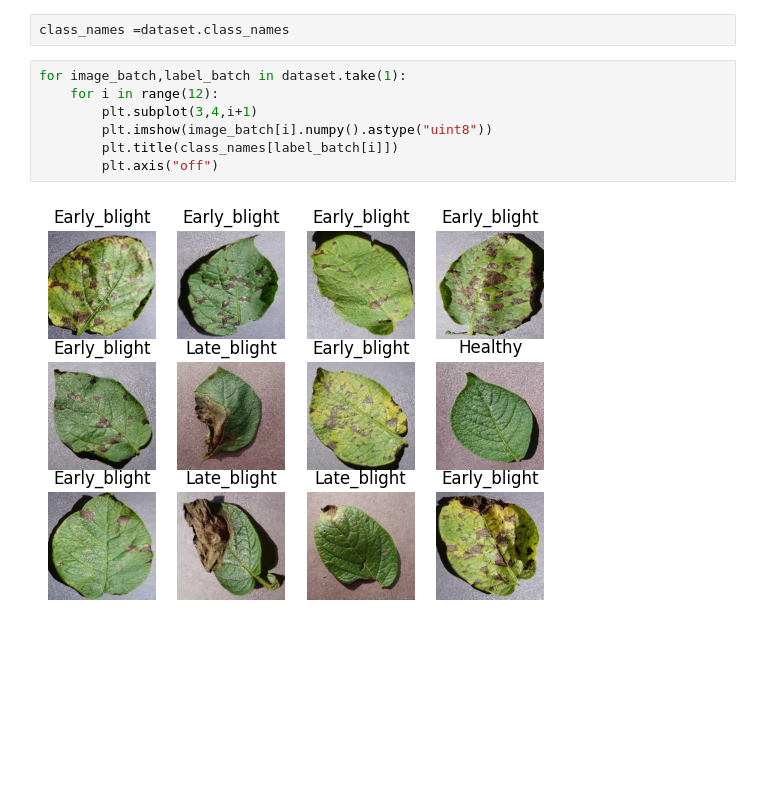
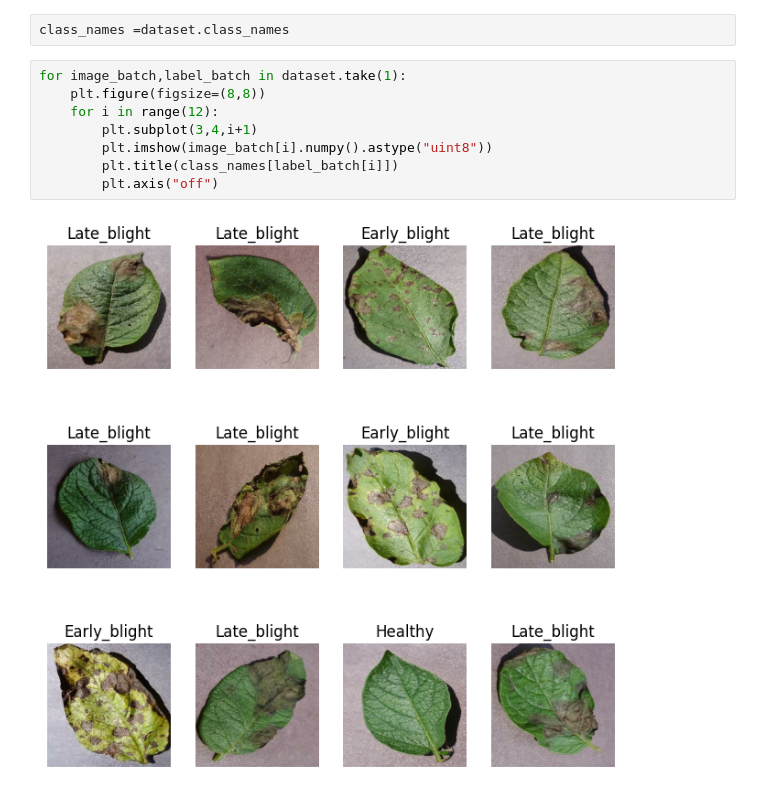
Before and after one commit to devrahulbanjara/Potato-Disease-Classification, a Jupyter notebook: Training/training.ipynb, the cells around one changed output. Cells and saved outputs as stored; diff of their text form; blank space fills up the shorter version.

```diff
--- a/Training/training.ipynb
+++ b/Training/training.ipynb
@@ -19,10 +21,11 @@ Found 2152 files belonging to 3 classes.
 class_names =dataset.class_names
 # %%
 for image_batch,label_batch in dataset.take(1):
+    plt.figure(figsize=(8,8))
     for i in range(12):
         plt.subplot(3,4,i+1)
         plt.imshow(image_batch[i].numpy().astype("uint8"))
         plt.title(class_names[label_batch[i]])
         plt.axis("off")
 # %% [output]
-[figure, old version]
+[figure, new version]
```
Also changed, not shown: parts of 9 cells of this notebook.
